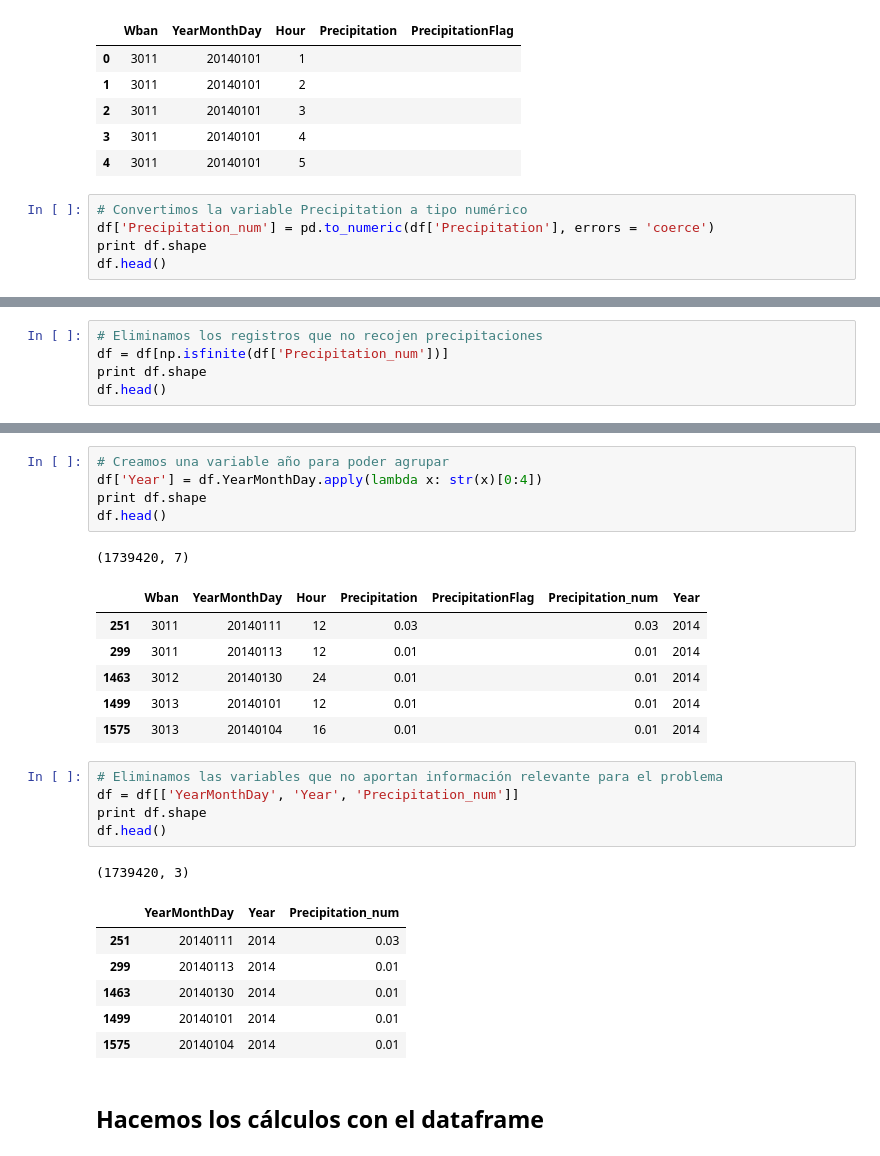
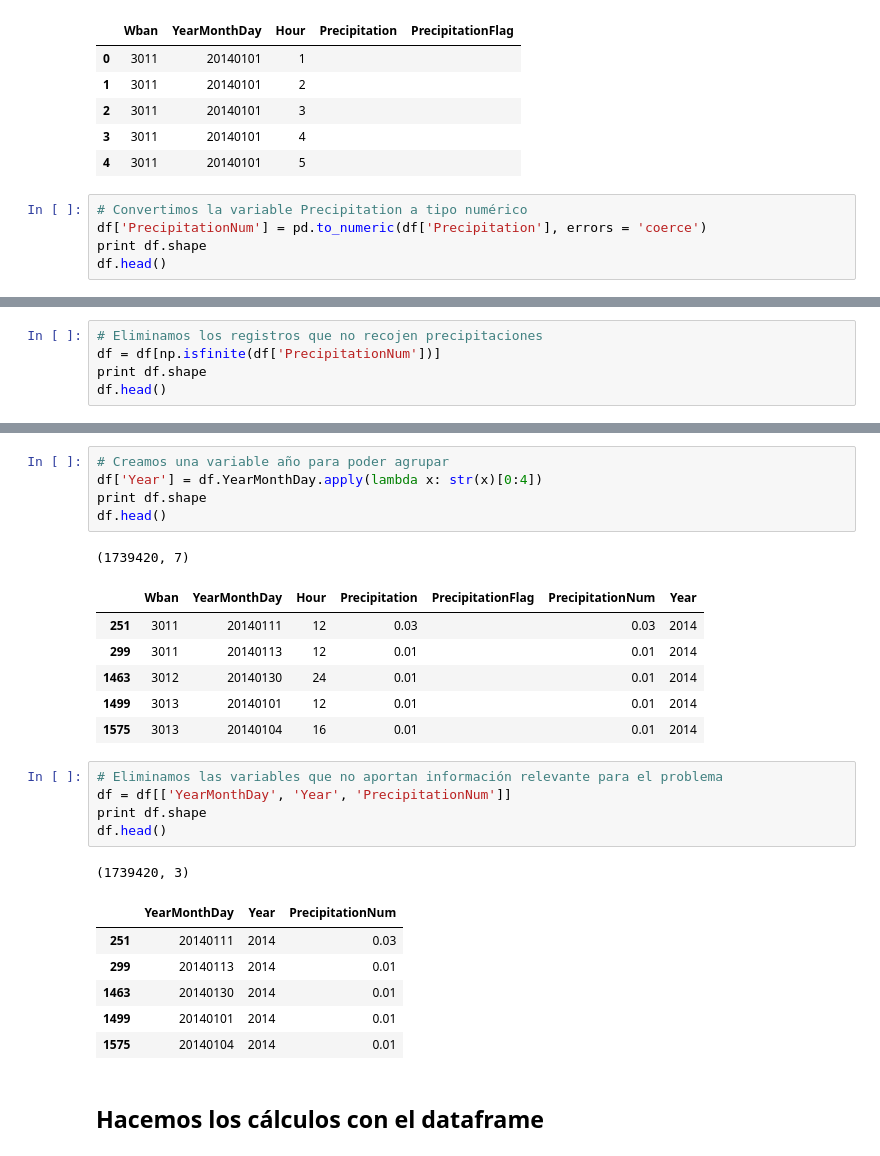
Before and after one commit to juangarciaciff/PythonEjercicios, a Jupyter notebook: PEC2/Entrega2Parte3.ipynb, the cells around one changed output, grey strips where cells are left out. Saved outputs shown, nothing was run; the diff lists cells and outputs as text.

```diff
--- a/PEC2/Entrega2Parte3.ipynb
+++ b/PEC2/Entrega2Parte3.ipynb
@@ -197,7 +197,7 @@ df.head()
 | 4 | 3011 | 20140101 | 5 |  |  |
 # %%
 # Convertimos la variable Precipitation a tipo numérico
-df['Precipitation_num'] = pd.to_numeric(df['Precipitation'], errors = 'coerce')
+df['PrecipitationNum'] = pd.to_numeric(df['Precipitation'], errors = 'coerce')
 print df.shape
 df.head()
 # %% [output]
@@ -210,7 +210,7 @@ df.head()
 | 4 | 3011 | 20140101 | 5 |  |  | NaN |
 # %%
 # Eliminamos los registros que no recojen precipitaciones
-df = df[np.isfinite(df['Precipitation_num'])]
+df = df[np.isfinite(df['PrecipitationNum'])]
 print df.shape
 df.head()
 # %% [output]
@@ -228,7 +228,7 @@ print df.shape
 df.head()
 # %% [output]
 (1739420, 7)
-|  | Wban | YearMonthDay | Hour | Precipitation | PrecipitationFlag | Precipitation_num | Year |
+|  | Wban | YearMonthDay | Hour | Precipitation | PrecipitationFlag | PrecipitationNum | Year |
 | 251 | 3011 | 20140111 | 12 | 0.03 |  | 0.03 | 2014 |
 | 299 | 3011 | 20140113 | 12 | 0.01 |  | 0.01 | 2014 |
 | 1463 | 3012 | 20140130 | 24 | 0.01 |  | 0.01 | 2014 |
@@ -236,12 +236,12 @@ df.head()
 | 1575 | 3013 | 20140104 | 16 | 0.01 |  | 0.01 | 2014 |
 # %%
 # Eliminamos las variables que no aportan información relevante para el problema
-df = df[['YearMonthDay', 'Year', 'Precipitation_num']]
+df = df[['YearMonthDay', 'Year', 'PrecipitationNum']]
 print df.shape
 df.head()
 # %% [output]
 (1739420, 3)
-|  | YearMonthDay | Year | Precipitation_num |
+|  | YearMonthDay | Year | PrecipitationNum |
 | 251 | 20140111 | 2014 | 0.03 |
 | 299 | 20140113 | 2014 | 0.01 |
 | 1463 | 20140130 | 2014 | 0.01 |
```
Also changed, not shown: parts of 9 cells of this notebook.
